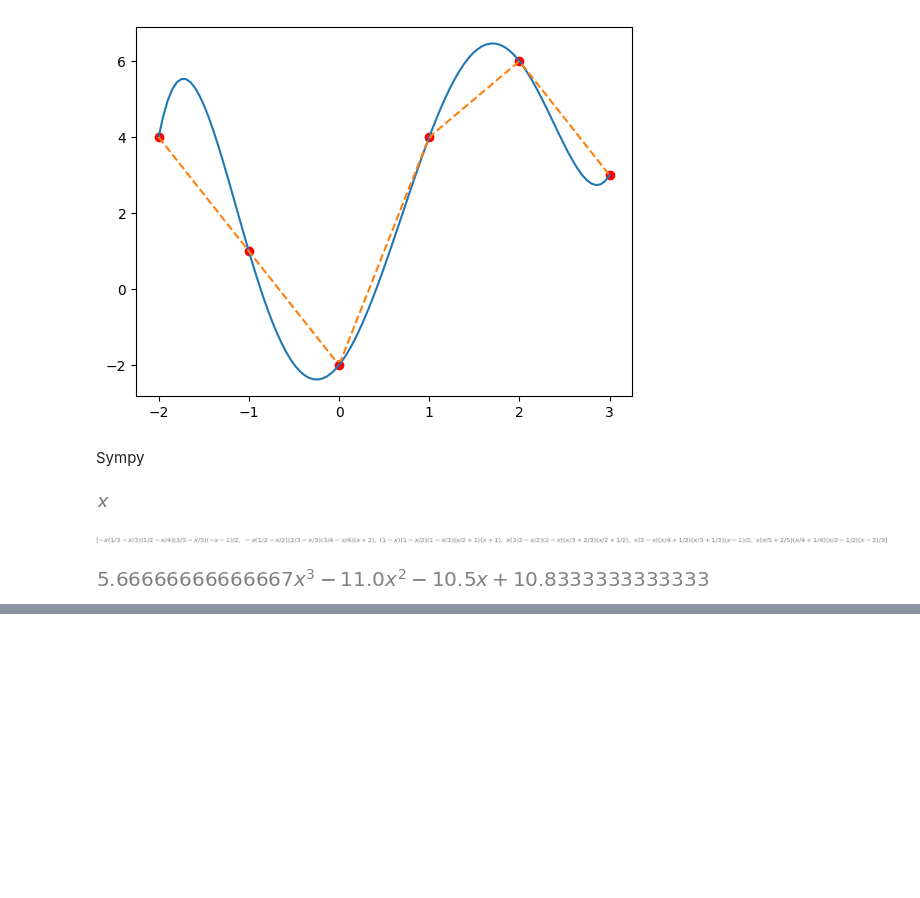
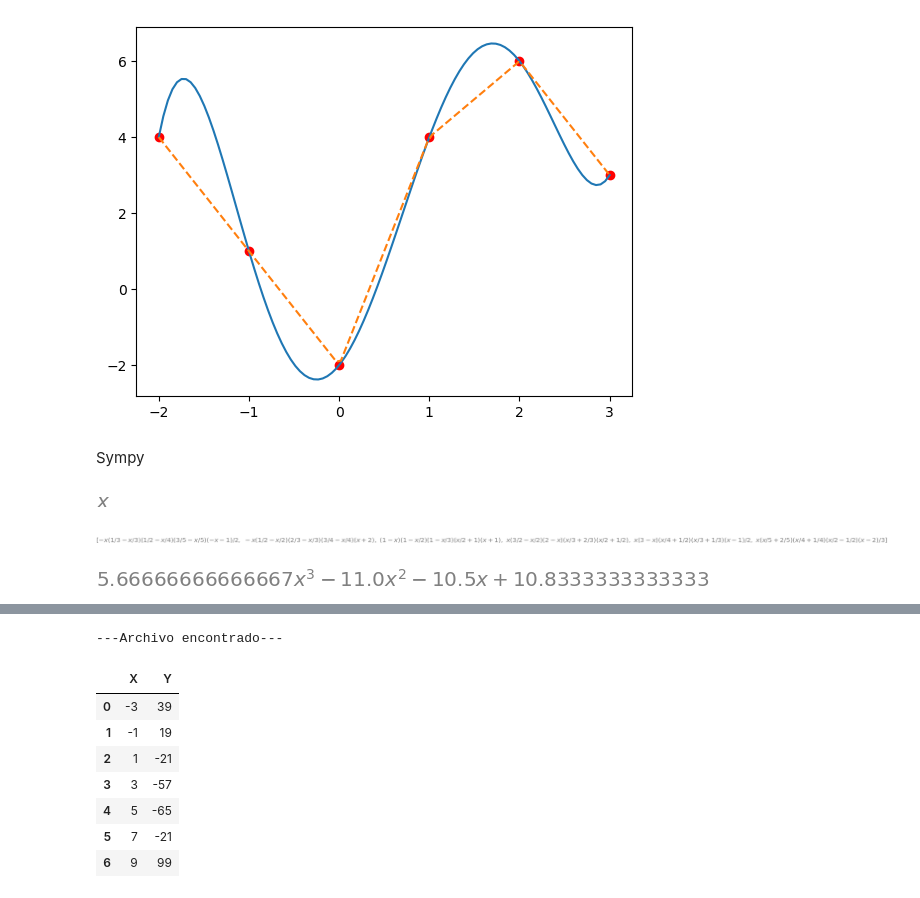
Before and after one commit to DANI2579/MetodosI_MateoRubio_DanielaLancheros, a Jupyter notebook: Repaso Parcial 1/Repaso_semana4.ipynb, the cells around one changed output, grey strips where cells are left out. Drawn from its saved outputs; the diff is of its cells as text; code cells hidden in the pictures; blank space fills up the shorter version.

```diff
--- a/Repaso Parcial 1/Repaso_semana4.ipynb
+++ b/Repaso Parcial 1/Repaso_semana4.ipynb
@@ -94,0 +146,25 @@ df
+# %%
+if not path.exists('Data'):
+    os.mkdir('Data')
+
+file = 'Data/InterpolacionNewton.dat'
+url = 'https://raw.githubusercontent.com/asegura4488/Database/main/MetodosComputacionalesReforma/InterpolacionNewton.csv'
+
+if not path.exists(file):
+    Path_ = wget.download(url,file)
+    print('Archivo descargado')
+else:
+    print('---Archivo encontrado---')
+    Path_ = file
+Data = pd.read_csv(Path_,sep=',')
+Data
+# %% [output]
+---Archivo encontrado---
+|  | X | Y |
+| 0 | -3 | 39 |
+| 1 | -1 | 19 |
+| 2 | 1 | -21 |
+| 3 | 3 | -57 |
+| 4 | 5 | -65 |
+| 5 | 7 | -21 |
+| 6 | 9 | 99 |
```
Also changed, not shown: parts of 6 cells of this notebook, 1 other file.
